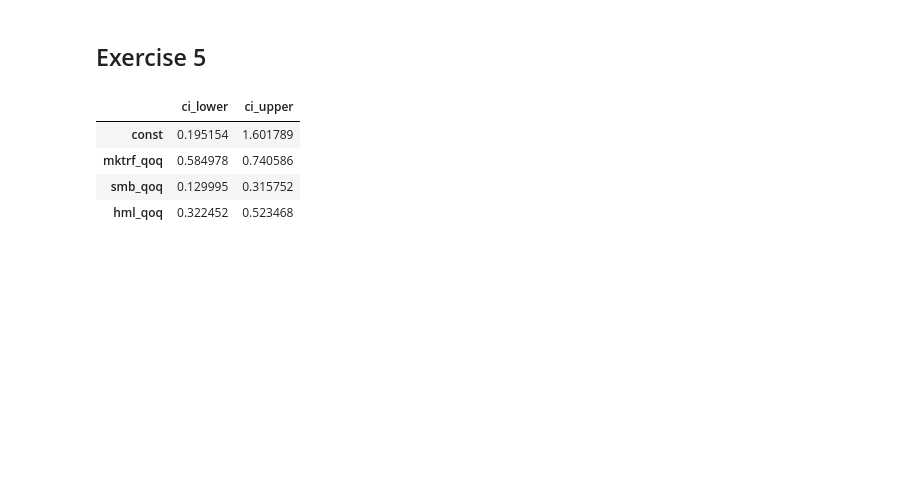
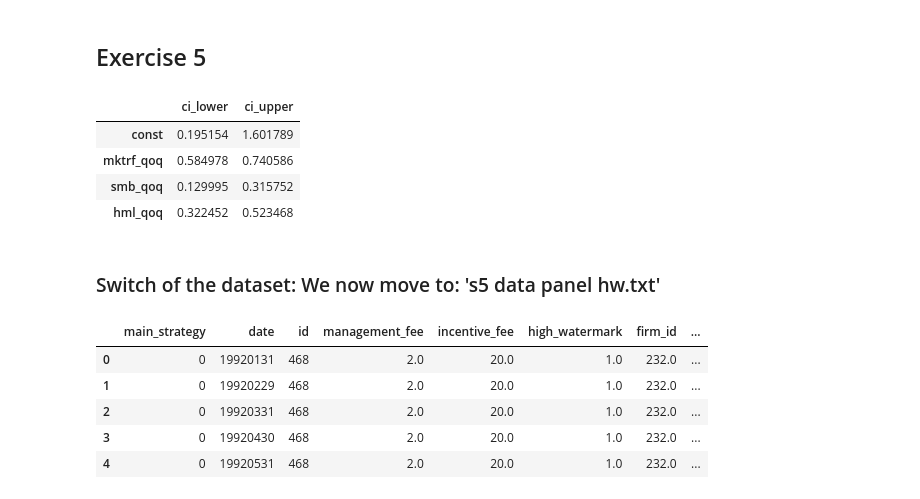
Before and after one commit to cyrilgabriele/FinancialEconometrics, a Jupyter notebook: homeworks/homework05/homework05.ipynb, the cells around one changed output. Cells and saved outputs as stored; diff of their text form; code cells hidden in the pictures; blank space fills up the shorter version.

```diff
--- a/homeworks/homework05/homework05.ipynb
+++ b/homeworks/homework05/homework05.ipynb
@@ -133,3 +133,15 @@ ex5_results["confidence_intervals"]
 | mktrf_qoq | 0.584978 | 0.740586 |
 | smb_qoq | 0.129995 | 0.315752 |
 | hml_qoq | 0.322452 | 0.523468 |
+# %% [markdown]
+### Switch of the dataset: We now move to: 's5 data panel hw.txt'
+# %%
+df_panel = pd.read_csv("./s5_data_panel_hw.txt", sep="\t")
+df_panel.head()
+# %% [output]
+|  | main_strategy | date | id | management_fee | incentive_fee | high_watermark | firm_id | ... |
+| 0 | 0 | 19920131 | 468 | 2.0 | 20.0 | 1.0 | 232.0 | ... |
+| 1 | 0 | 19920229 | 468 | 2.0 | 20.0 | 1.0 | 232.0 | ... |
+| 2 | 0 | 19920331 | 468 | 2.0 | 20.0 | 1.0 | 232.0 | ... |
+| 3 | 0 | 19920430 | 468 | 2.0 | 20.0 | 1.0 | 232.0 | ... |
+| 4 | 0 | 19920531 | 468 | 2.0 | 20.0 | 1.0 | 232.0 | ... |
```
Also changed, not shown: parts of 18 cells of this notebook, 1 other file.
